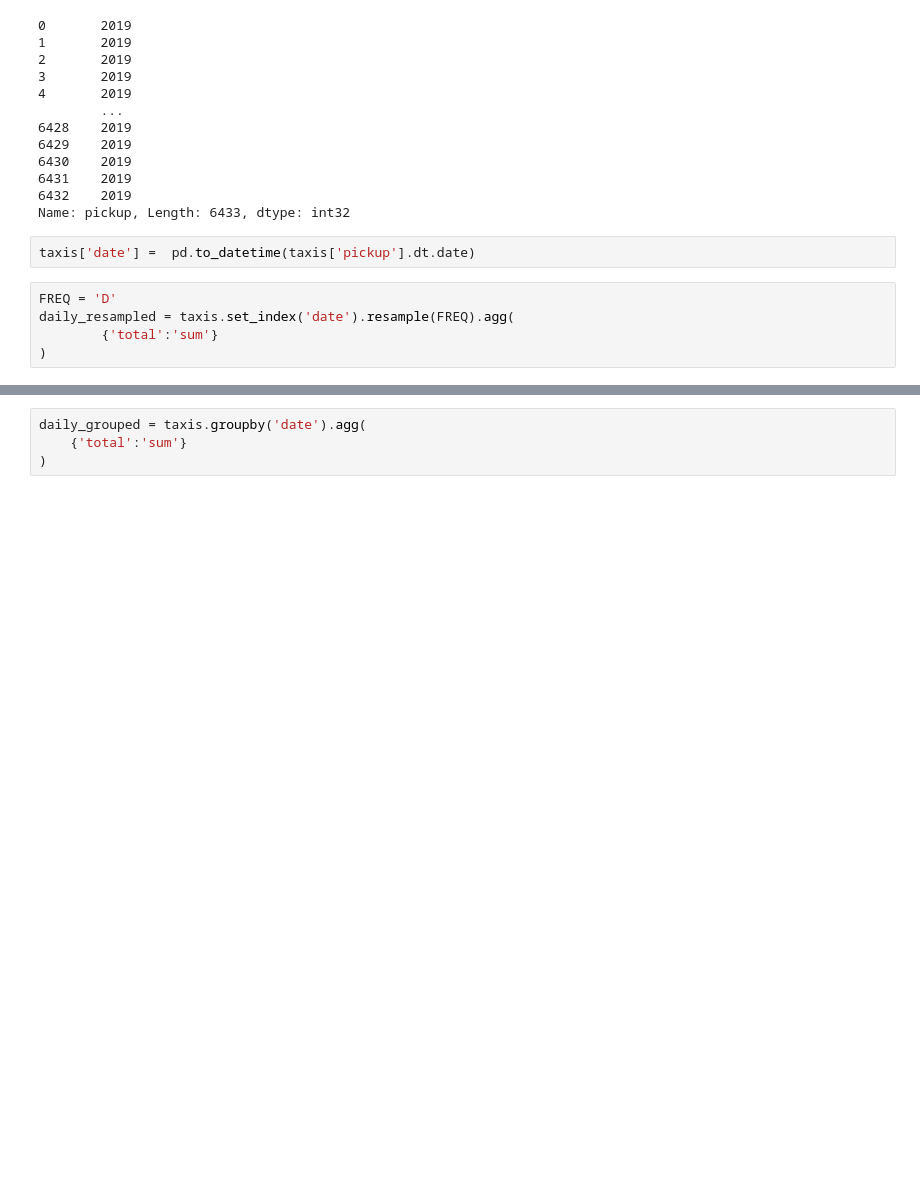
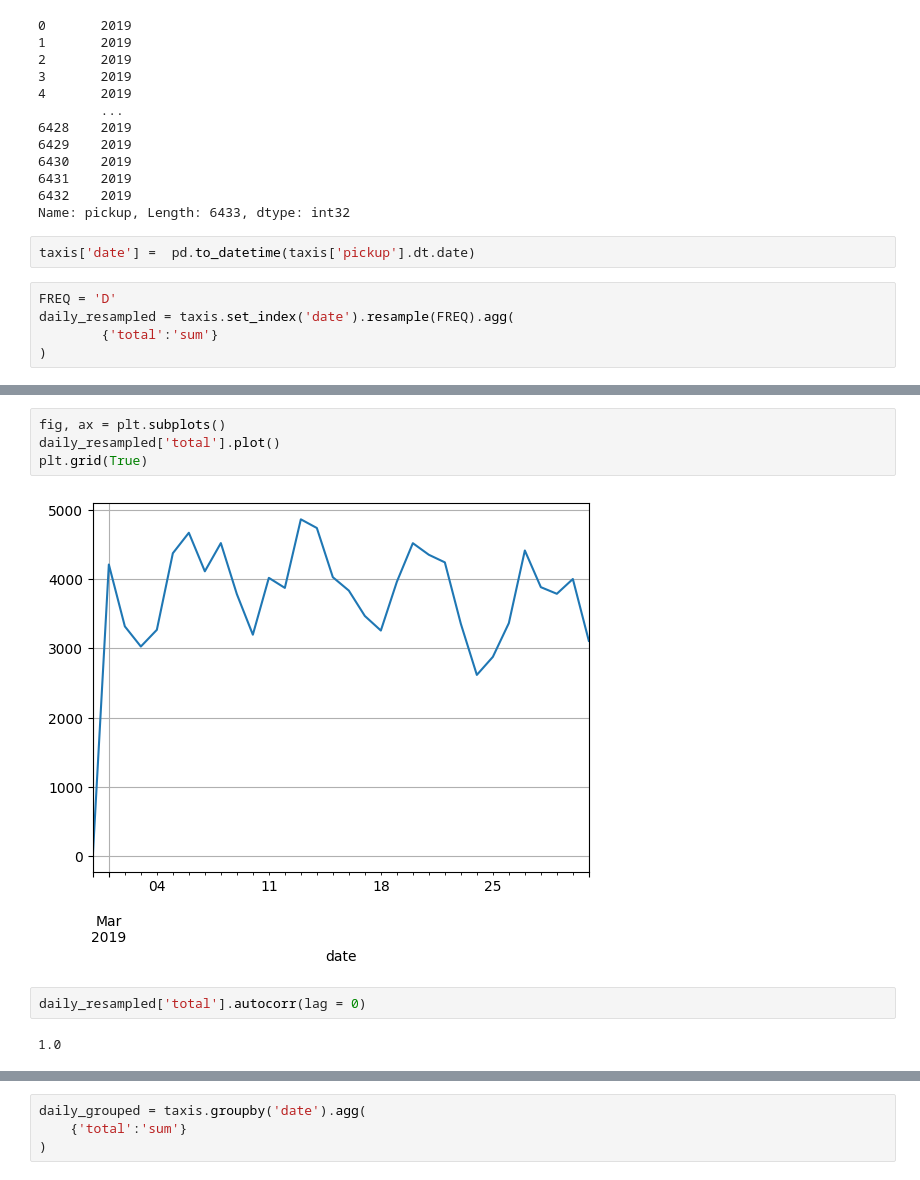
Before and after one commit to bipin-a/aidi-1100, a Jupyter notebook: lecture_material/Week6.ipynb, the cells around one changed output, grey strips where cells are left out. Saved outputs shown, nothing was run; the diff lists cells and outputs as text; blank space fills up the shorter version.

```diff
--- a/lecture_material/Week6.ipynb
+++ b/lecture_material/Week6.ipynb
@@ -3071,0 +3143,10 @@ Name: date, dtype: timedelta64[ns]
+# %%
+fig, ax = plt.subplots()
+daily_resampled['total'].plot()
+plt.grid(True)
+# %% [output]
+[figure, added]
+# %%
+daily_resampled['total'].autocorr(lag = 0)
+# %% [output]
+1.0
```
Also changed, not shown: parts of 62 cells of this notebook, 1 other file.
